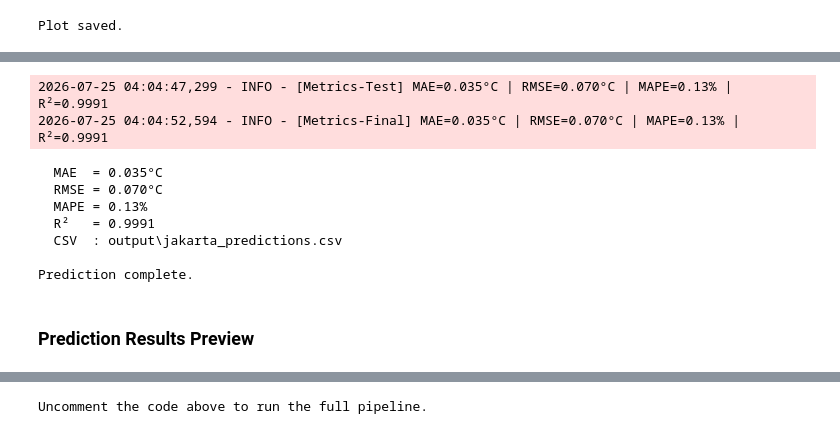
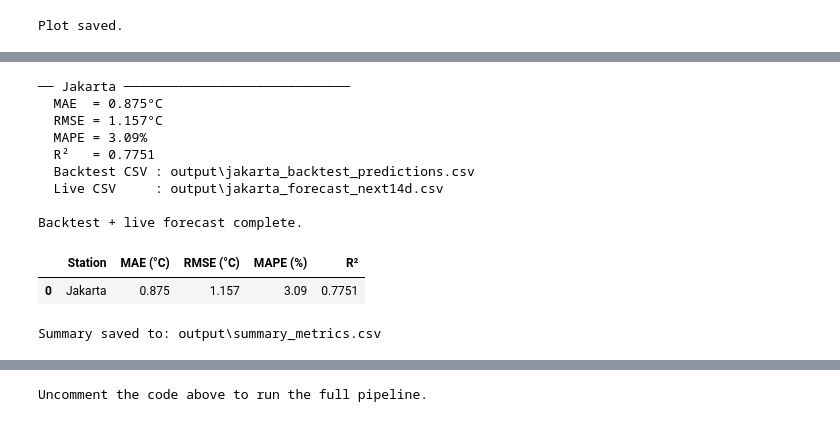
Before and after one commit to Nickwisely97/Code-Portofolio, a Jupyter notebook: Project/Prediction/Temperature Forecast - Gradient Boosting/BMKG_Temperature_Forecast.ipynb, the cells around one changed output, grey strips where cells are left out. Saved outputs shown, nothing was run; the diff lists cells and outputs as text; code cells hidden in the pictures.

```diff
--- a/Project/Prediction/Temperature Forecast - Gradient Boosting/BMKG_Temperature_Forecast.ipynb
+++ b/Project/Prediction/Temperature Forecast - Gradient Boosting/BMKG_Temperature_Forecast.ipynb
@@ -283,35 +344,53 @@ Runs predictions on the test window (from `END_TRAIN` to `TARGET_DATE`).
 results = {}
 
 for name, mdl in models.items():
-    df_proc = processed_data[name]
+    ds = datasets[name]
+    print(f"\n── {name} ─────────────────────────────")
 
-    print(f"\n── Predicting: {name} ─────────────────────────────")
+    backtest_result = mdl.predict_backtest(ds["backtest"])
+    metrics    = mdl.get_metrics() if not backtest_result.empty else {}
+    by_horizon = mdl.metrics_by_horizon(backtest_result)
 
-    # Predict on the test window
-    df_test_result = mdl.predict()
+    live_result = mdl.predict_live(ds["live"]) if not ds["live"].empty else pd.DataFrame()
 
-    # Predict on the full period (for plotting)
-    df_full_result = mdl.predict_full(df_proc)
+    csv_path = os.path.join(CONFIG["OUTPUT_DIR"], f"{name.lower()}_backtest_predictions.csv")
+    backtest_result.to_csv(csv_path, index=False)
 
-    # Metrics
-    metrics = mdl.get_metrics()
-
-    # Save predictions to CSV
-    csv_path = os.path.join(CONFIG["OUTPUT_DIR"], f"{name.lower()}_predictions.csv")
-    df_test_result.to_csv(csv_path, index=False)
+    live_csv_path = ""
+    if not live_result.empty:
+        live_csv_path = os.path.join(CONFIG["OUTPUT_DIR"], f"{name.lower()}_forecast_next14d.csv")
+        live_result.to_csv(live_csv_path, index=False)
 
     results[name] = {
-        "model":       mdl,
-        "metrics":     metrics,
-        "test_pred":   df_test_result,
-        "full_pred":   df_full_result,
-        "csv_path":    csv_path,
+        "model": mdl, "metrics": metrics, "by_horizon": by_horizon,
+        "backtest": backtest_result, "live": live_result,
+        "csv_path": csv_path, "live_csv_path": live_csv_path,
     }
     print(f"  MAE  = {metrics.get('mae',  0):.3f}°C")
     print(f"  RMSE = {metrics.get('rmse', 0):.3f}°C")
     print(f"  MAPE = {metrics.get('mape', 0):.2f}%")
     print(f"  R²   = {metrics.get('r2',   0):.4f}")
-    print(f"  CSV  : {csv_path}")
+    print(f"  Backtest CSV : {csv_path}")
+    print(f"  Live CSV     : {live_csv_path or '(no live origin)'}")
 
-print("\nPrediction complete.")
+print("\nBacktest + live forecast complete.")
+
+# ─── Summary across all stations ────────────────────────────────────────────
+summary_rows = []
+for name, res in results.items():
+    m = res["metrics"]
+    summary_rows.append({
+        "Station":   name,
+        "MAE (°C)":  round(m.get("mae",  np.nan), 3),
+        "RMSE (°C)": round(m.get("rmse", np.nan), 3),
+        "MAPE (%)":  round(m.get("mape", np.nan), 2),
+        "R²":        round(m.get("r2",   np.nan), 4),
+    })
+
+df_summary = pd.DataFrame(summary_rows)
+display(df_summary)
+
+summary_path = os.path.join(CONFIG["OUTPUT_DIR"], "summary_metrics.csv")
+df_summary.to_csv(summary_path, index=False)
+print(f"\nSummary saved to: {summary_path}")
 # %% [output]
@@ -319,11 +399,12 @@ print("\nPrediction complete.")
-2026-07-25 04:04:47,299 - INFO - [Metrics-Test] MAE=0.035°C | RMSE=0.070°C | MAPE=0.13% | R²=0.9991
-2026-07-25 04:04:52,594 - INFO - [Metrics-Final] MAE=0.035°C | RMSE=0.070°C | MAPE=0.13% | R²=0.9991
+── Jakarta ─────────────────────────────
+  MAE  = 0.875°C
+  RMSE = 1.157°C
+  MAPE = 3.09%
+  R²   = 0.7751
+  Backtest CSV : output\jakarta_backtest_predictions.csv
+  Live CSV     : output\jakarta_forecast_next14d.csv
+
+Backtest + live forecast complete.
+|  | Station | MAE (°C) | RMSE (°C) | MAPE (%) | R² |
+| 0 | Jakarta | 0.875 | 1.157 | 3.09 | 0.7751 |
-  MAE  = 0.035°C
-  RMSE = 0.070°C
-  MAPE = 0.13%
-  R²   = 0.9991
-  CSV  : output\jakarta_predictions.csv
-
-Prediction complete.
+Summary saved to: output\summary_metrics.csv
-# %% [markdown]
-### Prediction Results Preview
```
Also changed, not shown: parts of 37 cells of this notebook, 14 other files.
